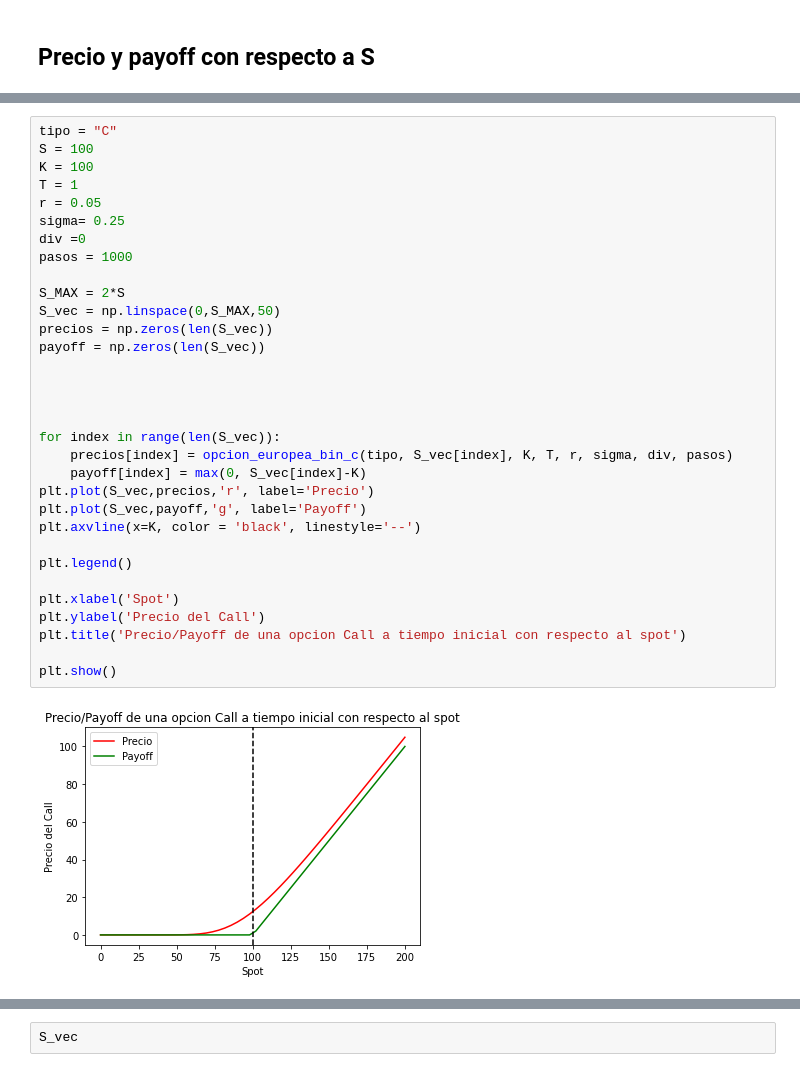
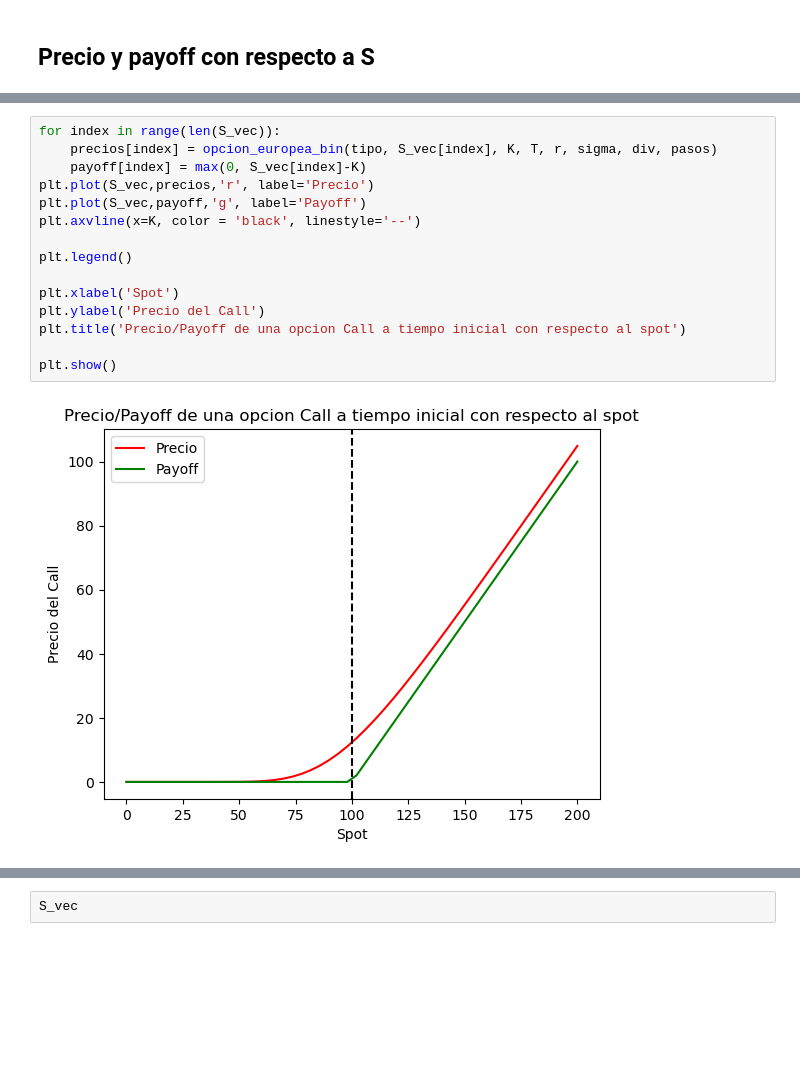
Before and after one commit to manumau-hub/finanzasCuantitativas, a Jupyter notebook: Notebooks/Derivados_Financieros_Clase3- con outputs.ipynb, the cells around one changed output, grey strips where cells are left out. Drawn from its saved outputs; the diff is of its cells as text; blank space fills up the shorter version.

```diff
--- a/Notebooks/Derivados_Financieros_Clase3- con outputs.ipynb
+++ b/Notebooks/Derivados_Financieros_Clase3- con outputs.ipynb
@@ -277,37 +312,20 @@ import matplotlib.pyplot as plt
 # %%
-tipo = "C"
-S = 100
-K = 100
-T = 1
-r = 0.05
-sigma= 0.25
-div =0
-pasos = 1000
-
-S_MAX = 2*S
-S_vec = np.linspace(0,S_MAX,50)
-precios = np.zeros(len(S_vec))
-payoff = np.zeros(len(S_vec))
-
-
-
-
 for index in range(len(S_vec)):
-    precios[index] = opcion_europea_bin_c(tipo, S_vec[index], K, T, r, sigma, div, pasos)
+    precios[index] = opcion_europea_bin(tipo, S_vec[index], K, T, r, sigma, div, pasos)
     payoff[index] = max(0, S_vec[index]-K)
 plt.plot(S_vec,precios,'r', label='Precio')
 plt.plot(S_vec,payoff,'g', label='Payoff')
 plt.axvline(x=K, color = 'black', linestyle='--')
 
 plt.legend()
 
 plt.xlabel('Spot')
 plt.ylabel('Precio del Call')
 plt.title('Precio/Payoff de una opcion Call a tiempo inicial con respecto al spot')
 
 plt.show()
 # %% [output]
-[figure, old version]
+[figure, new version]
 # %%
 tipo = "P"
 S = 100
```
Also changed, not shown: parts of 41 cells of this notebook, 6 other files.
